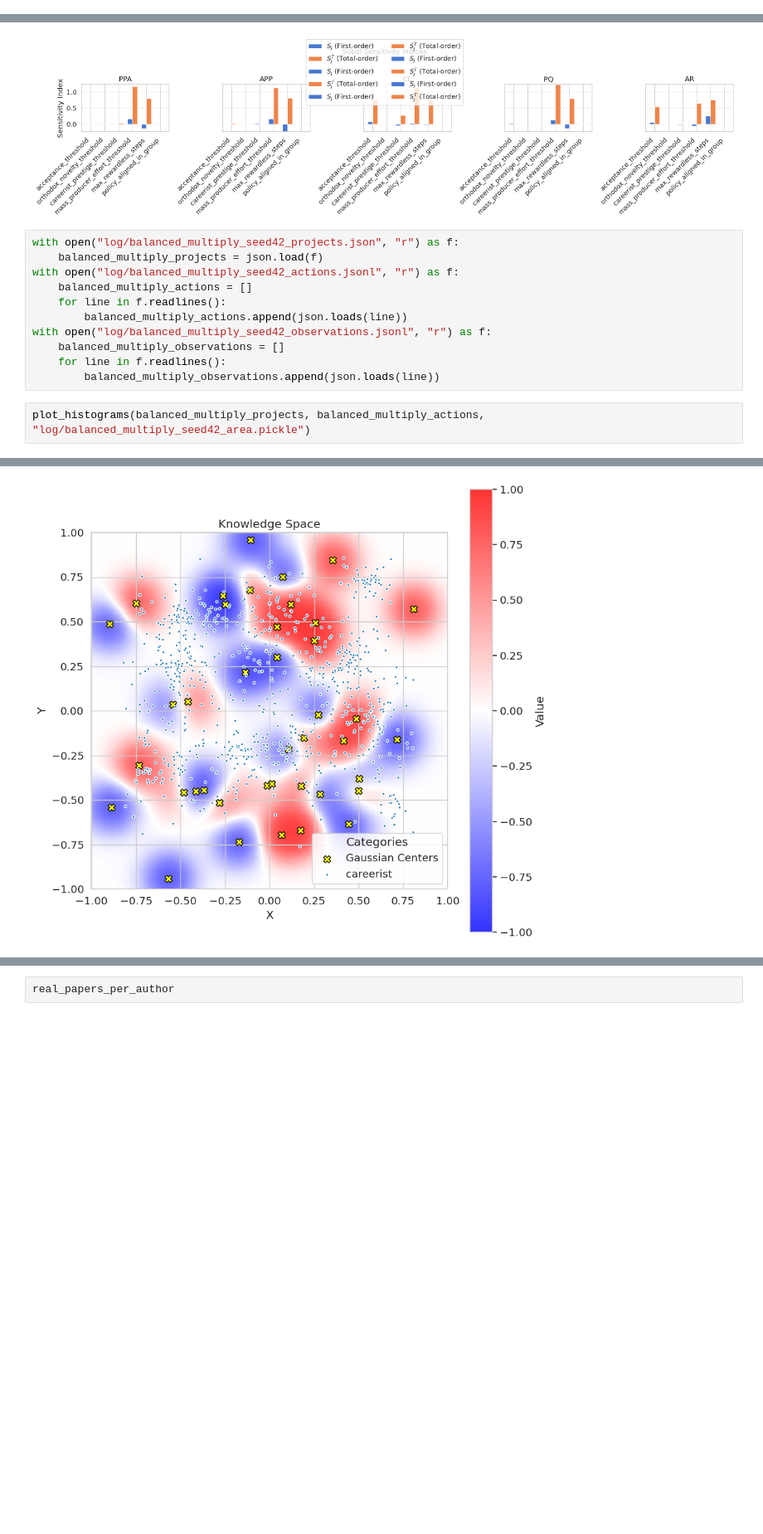
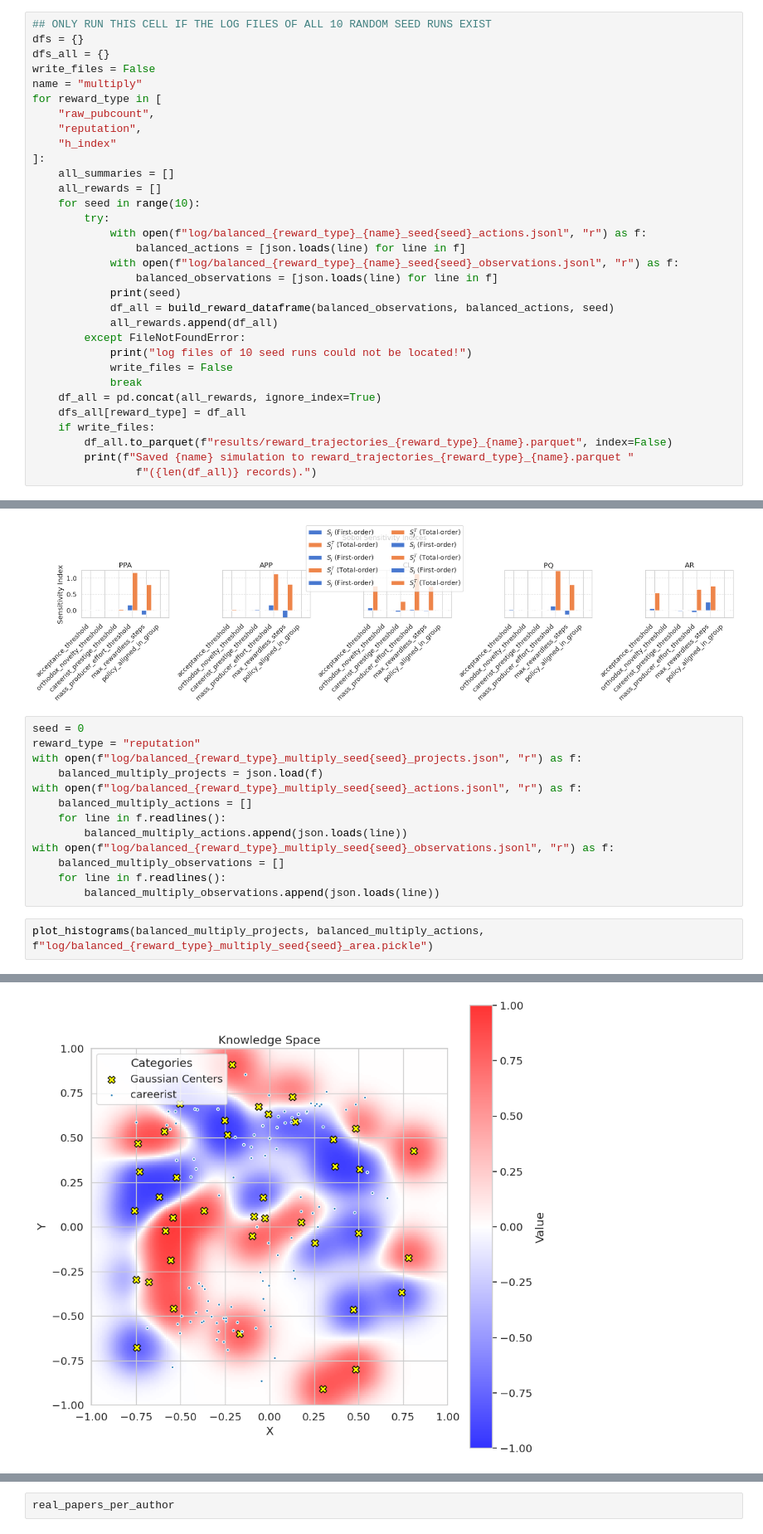
Before and after one commit to Christof93/scientific-collaboration-marl, a Jupyter notebook: visualizations.ipynb, the cells around one changed output, grey strips where cells are left out. Shown at 83% size. Drawn from its saved outputs; the diff is of its cells as text; blank space fills up the shorter version.

Commit message:
run calibration for all reward types

```diff
--- a/visualizations.ipynb
+++ b/visualizations.ipynb
@@ -1089,6 +1090,38 @@ for name in [
         df_summary_all.to_parquet(f"reward_summary_by_archetype_{name}.parquet", index=False)
         print(f"Saved {name} summary to reward_summary_by_archetype_{name}.parquet "
             f"({len(df_summary_all)} records across {len(all_summaries)} seeds).")
+# %%
+## ONLY RUN THIS CELL IF THE LOG FILES OF ALL 10 RANDOM SEED RUNS EXIST
+dfs = {}
+dfs_all = {}
+write_files = False
+name = "multiply"
+for reward_type in [
+    "raw_pubcount",
+    "reputation",
+    "h_index"
+]:
+    all_summaries = []
+    all_rewards = []
+    for seed in range(10):
+        try:
+            with open(f"log/balanced_{reward_type}_{name}_seed{seed}_actions.jsonl", "r") as f:
+                balanced_actions = [json.loads(line) for line in f]
+            with open(f"log/balanced_{reward_type}_{name}_seed{seed}_observations.jsonl", "r") as f:
+                balanced_observations = [json.loads(line) for line in f]
+            print(seed)
+            df_all = build_reward_dataframe(balanced_observations, balanced_actions, seed)
+            all_rewards.append(df_all)
+        except FileNotFoundError:
+            print("log files of 10 seed runs could not be located!")
+            write_files = False
+            break
+    df_all = pd.concat(all_rewards, ignore_index=True)
+    dfs_all[reward_type] = df_all
+    if write_files:
+        df_all.to_parquet(f"results/reward_trajectories_{reward_type}_{name}.parquet", index=False)
+        print(f"Saved {name} simulation to reward_trajectories_{reward_type}_{name}.parquet "
+                f"({len(df_all)} records).")
 # %%
 dfs
 # %% [output]
@@ -1527,16 +1745,18 @@ plot_sobol_indices(json_files, output_labels)
 # %% [output]
 [figure]
 # %%
-with open("log/balanced_multiply_seed42_projects.json", "r") as f:
+seed = 0
+reward_type = "reputation"
+with open(f"log/balanced_{reward_type}_multiply_seed{seed}_projects.json", "r") as f:
     balanced_multiply_projects = json.load(f)
-with open("log/balanced_multiply_seed42_actions.jsonl", "r") as f:
+with open(f"log/balanced_{reward_type}_multiply_seed{seed}_actions.jsonl", "r") as f:
     balanced_multiply_actions = []
     for line in f.readlines():
         balanced_multiply_actions.append(json.loads(line))
-with open("log/balanced_multiply_seed42_observations.jsonl", "r") as f:
+with open(f"log/balanced_{reward_type}_multiply_seed{seed}_observations.jsonl", "r") as f:
     balanced_multiply_observations = []
     for line in f.readlines():
         balanced_multiply_observations.append(json.loads(line))
 # %%
-plot_histograms(balanced_multiply_projects, balanced_multiply_actions, "log/balanced_multiply_seed42_area.pickle")
+plot_histograms(balanced_multiply_projects, balanced_multiply_actions, f"log/balanced_{reward_type}_multiply_seed{seed}_area.pickle")
 # %% [output]
@@ -1553,4 +1773,4 @@ plot_histograms(balanced_multiply_projects, balanced_multiply_actions, "log/bala
-[figure, old version]
+[figure, new version]
 # %%
 from calibrate import build_normalized_hist, build_stats, plot_calibration_overlays, truncate_right_tail
 from scipy.stats import wasserstein_distance
```
Also changed, not shown: parts of 13 cells of this notebook, 2 other files.
